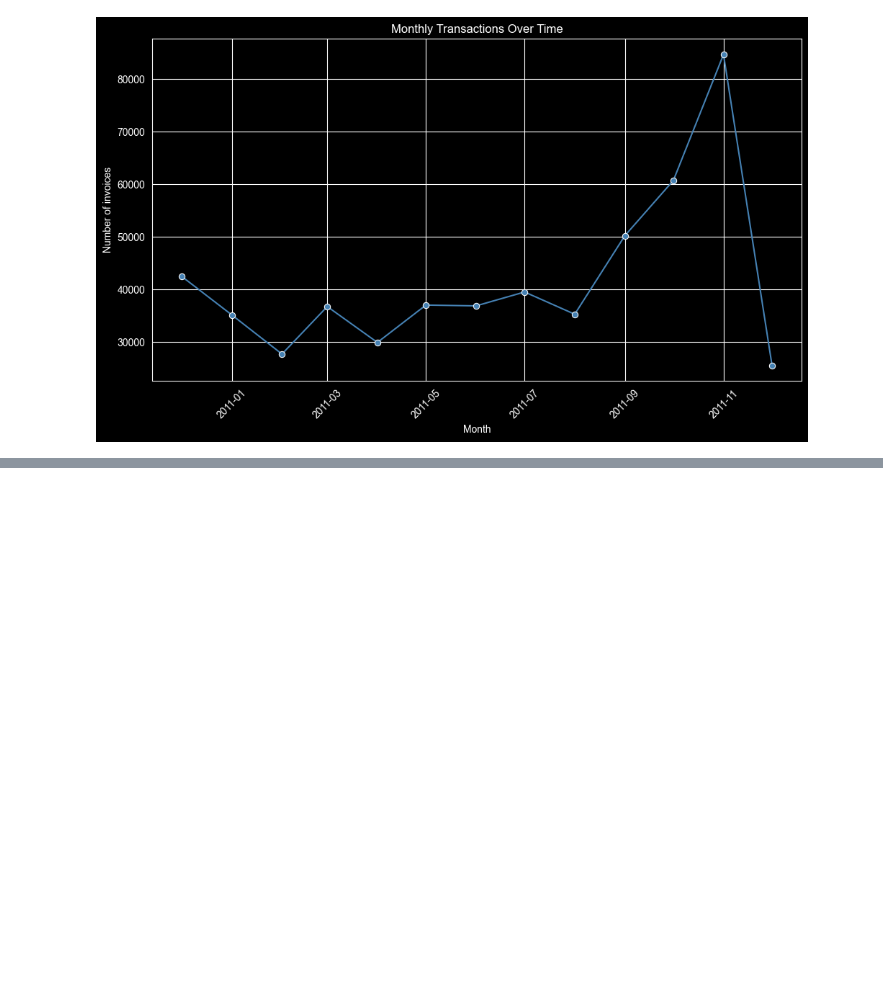
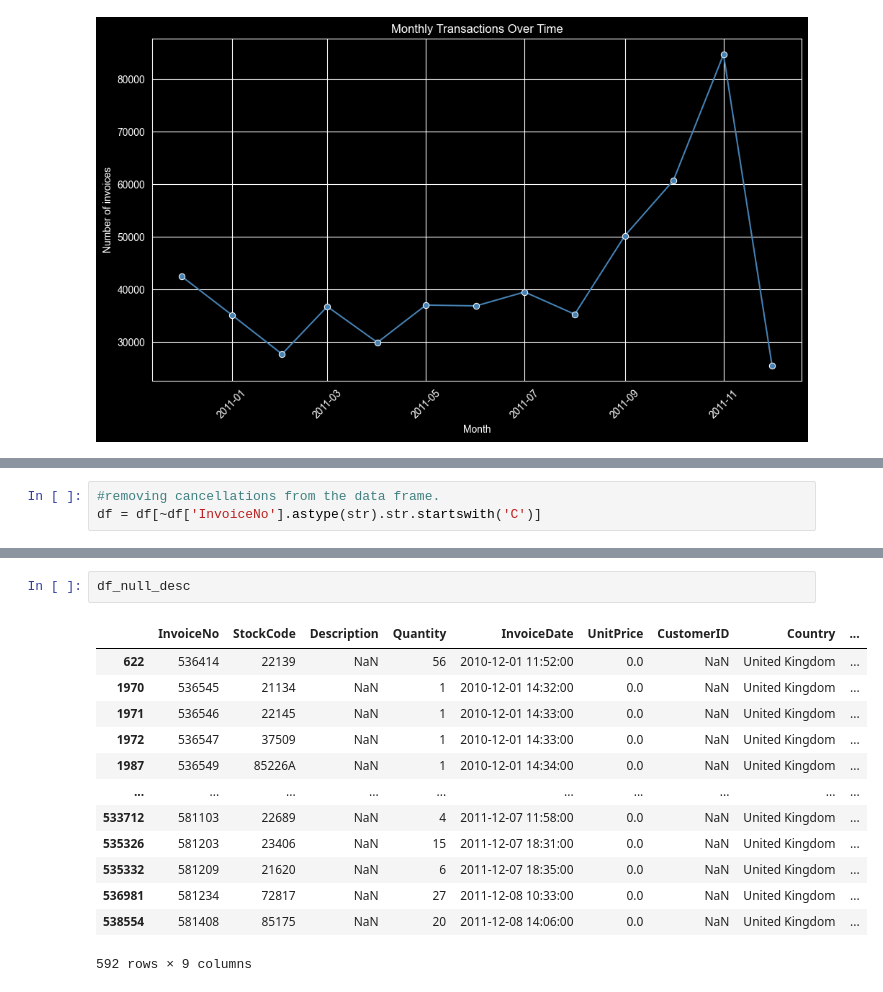
Before and after one commit to yaosaychi/datamining2, a Jupyter notebook: notebookFiles/Data Cleaning and Preprocessing.ipynb, the cells around one changed output, grey strips where cells are left out. Saved outputs shown, nothing was run; the diff lists cells and outputs as text; blank space fills up the shorter version.

```diff
--- a/notebookFiles/Data Cleaning and Preprocessing.ipynb
+++ b/notebookFiles/Data Cleaning and Preprocessing.ipynb
@@ -260,0 +263,3 @@ plt.show()
+# %%
+#removing cancellations from the data frame.
+df = df[~df['InvoiceNo'].astype(str).str.startswith('C')]
@@ -260,0 +375,16 @@ plt.show()
+# %%
+df_null_desc
+# %% [output]
+|  | InvoiceNo | StockCode | Description | Quantity | InvoiceDate | UnitPrice | CustomerID | Country | ... |
+| 622 | 536414 | 22139 | NaN | 56 | 2010-12-01 11:52:00 | 0.0 | NaN | United Kingdom | ... |
+| 1970 | 536545 | 21134 | NaN | 1 | 2010-12-01 14:32:00 | 0.0 | NaN | United Kingdom | ... |
+| 1971 | 536546 | 22145 | NaN | 1 | 2010-12-01 14:33:00 | 0.0 | NaN | United Kingdom | ... |
+| 1972 | 536547 | 37509 | NaN | 1 | 2010-12-01 14:33:00 | 0.0 | NaN | United Kingdom | ... |
+| 1987 | 536549 | 85226A | NaN | 1 | 2010-12-01 14:34:00 | 0.0 | NaN | United Kingdom | ... |
+| ... | ... | ... | ... | ... | ... | ... | ... | ... | ... |
+| 533712 | 581103 | 22689 | NaN | 4 | 2011-12-07 11:58:00 | 0.0 | NaN | United Kingdom | ... |
+| 535326 | 581203 | 23406 | NaN | 15 | 2011-12-07 18:31:00 | 0.0 | NaN | United Kingdom | ... |
+| 535332 | 581209 | 21620 | NaN | 6 | 2011-12-07 18:35:00 | 0.0 | NaN | United Kingdom | ... |
+| 536981 | 581234 | 72817 | NaN | 27 | 2011-12-08 10:33:00 | 0.0 | NaN | United Kingdom | ... |
+| 538554 | 581408 | 85175 | NaN | 20 | 2011-12-08 14:06:00 | 0.0 | NaN | United Kingdom | ... |
+592 rows × 9 columns
```
Also changed, not shown: parts of 22 cells of this notebook.
